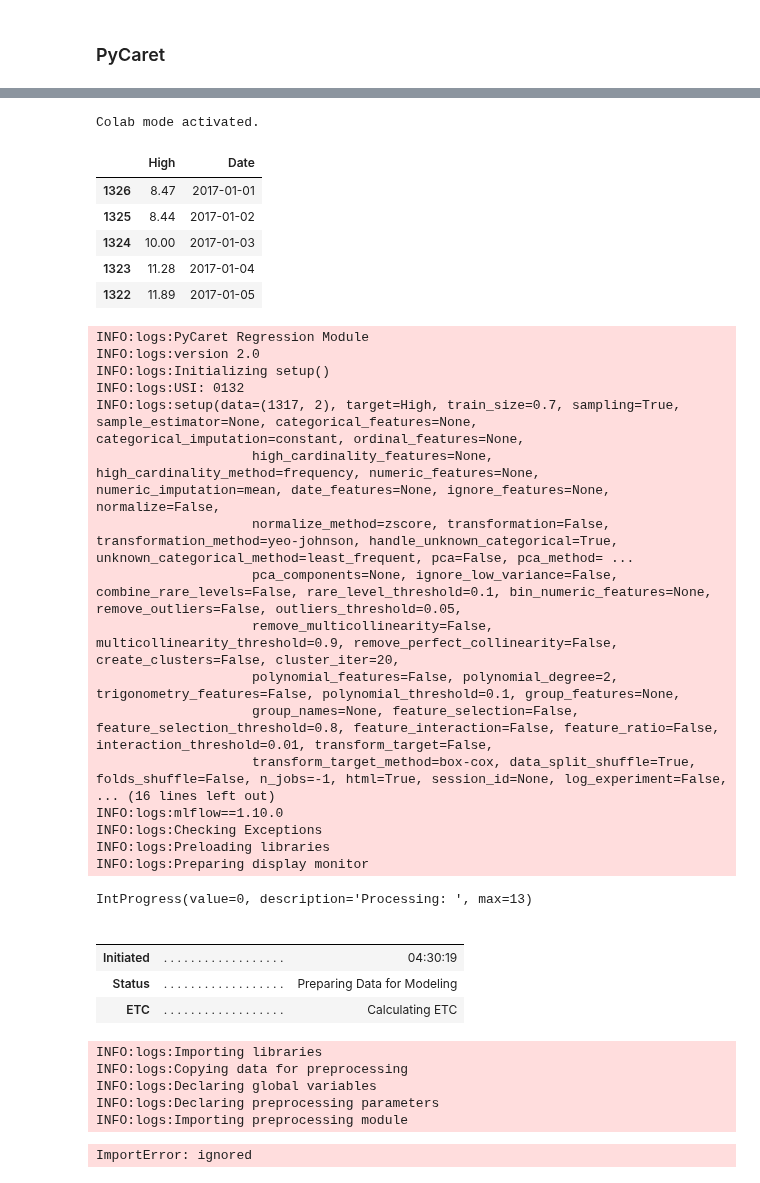
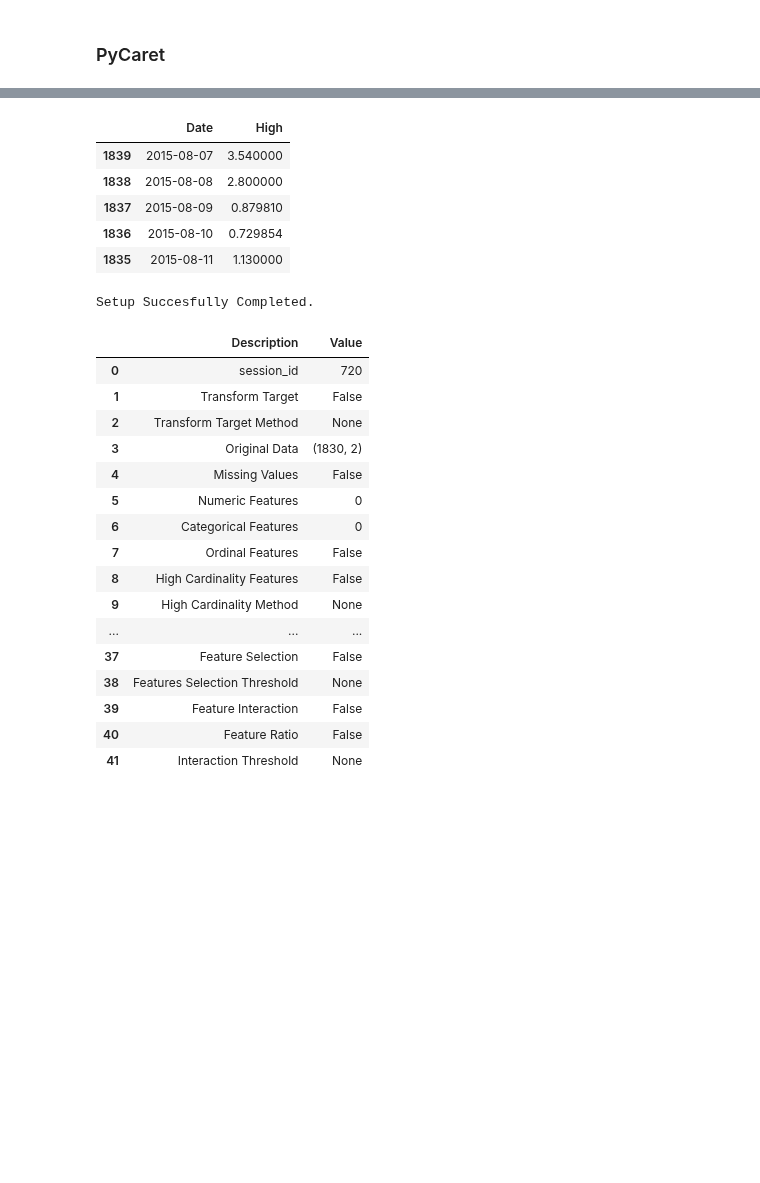
Before and after one commit to juan-ivan-NV/Btc_trading, a Jupyter notebook: Full_extraction_and_forec_version_1_1.ipynb, the cells around one changed output, grey strips where cells are left out. Drawn from its saved outputs; the diff is of its cells as text; code cells hidden in the pictures; blank space fills up the shorter version.

Commit message:
pycaret 3 top models testing

```diff
--- a/Full_extraction_and_forec_version_1_1.ipynb
+++ b/Full_extraction_and_forec_version_1_1.ipynb
@@ -415,49 +391,39 @@ Successfully installed parse-1.16.0
-# %%
-from pycaret.utils import enable_colab
-enable_colab()
-# %% [output]
-Colab mode activated.
 # %%
 from pycaret.regression import *
+# %%
+import pandas as pd
+my_coin = pd.read_csv('my_coin_daily_data.csv')
+my_coin['Date'] = pd.to_datetime(my_coin['Date'])
+# %%
+my_coin_high_py = my_coin[['Date','High']]
 # %%
-my_coin_high_py = (my_coin_high[10:].copy()).iloc[::-1]
+my_coin_high_py = (my_coin_high_py[10:].copy()).iloc[::-1]
 my_coin_high_py.head()
 # %% [output]
-|  | High | Date |
-| 1326 | 8.47 | 2017-01-01 |
-| 1325 | 8.44 | 2017-01-02 |
-| 1324 | 10.00 | 2017-01-03 |
-| 1323 | 11.28 | 2017-01-04 |
-| 1322 | 11.89 | 2017-01-05 |
+|  | Date | High |
+| 1839 | 2015-08-07 | 3.540000 |
+| 1838 | 2015-08-08 | 2.800000 |
+| 1837 | 2015-08-09 | 0.879810 |
+| 1836 | 2015-08-10 | 0.729854 |
+| 1835 | 2015-08-11 | 1.130000 |
 # %%
-exp_reg = setup(my_coin_high_py, target = 'High')
+exp_reg = setup(data = my_coin_high_py, target = 'High')
 # %% [output]
-INFO:logs:PyCaret Regression Module
-INFO:logs:version 2.0
-INFO:logs:Initializing setup()
-INFO:logs:USI: 0132
-INFO:logs:setup(data=(1317, 2), target=High, train_size=0.7, sampling=True, sample_estimator=None, categorical_features=None, categorical_imputation=constant, ordinal_features=None,
-                    high_cardinality_features=None, high_cardinality_method=frequency, numeric_features=None, numeric_imputation=mean, date_features=None, ignore_features=None, normalize=False,
-                    normalize_method=zscore, transformation=False, transformation_method=yeo-johnson, handle_unknown_categorical=True, unknown_categorical_method=least_frequent, pca=False, pca_method= ...
-                    pca_components=None, ignore_low_variance=False, combine_rare_levels=False, rare_level_threshold=0.1, bin_numeric_features=None, remove_outliers=False, outliers_threshold=0.05,
-                    remove_multicollinearity=False, multicollinearity_threshold=0.9, remove_perfect_collinearity=False, create_clusters=False, cluster_iter=20,
-                    polynomial_features=False, polynomial_degree=2, trigonometry_features=False, polynomial_threshold=0.1, group_features=None,
-                    group_names=None, feature_selection=False, feature_selection_threshold=0.8, feature_interaction=False, feature_ratio=False, interaction_threshold=0.01, transform_target=False,
-                    transform_target_method=box-cox, data_split_shuffle=True, folds_shuffle=False, n_jobs=-1, html=True, session_id=None, log_experiment=False,
-... (16 lines left out)
-INFO:logs:mlflow==1.10.0
-INFO:logs:Checking Exceptions
-INFO:logs:Preloading libraries
-INFO:logs:Preparing display monitor
+Setup Succesfully Completed.
-IntProgress(value=0, description='Processing: ', max=13)
-|  |  |  |
-|  |  |  |
-| Initiated | . . . . . . . . . . . . . . . . . . | 04:30:19 |
-| Status | . . . . . . . . . . . . . . . . . . | Preparing Data for Modeling |
-| ETC | . . . . . . . . . . . . . . . . . . | Calculating ETC |
+|  | Description | Value |
+| 0 | session_id | 720 |
+| 1 | Transform Target | False |
+| 2 | Transform Target Method | None |
+| 3 | Original Data | (1830, 2) |
+| 4 | Missing Values | False |
+| 5 | Numeric Features | 0 |
+| 6 | Categorical Features | 0 |
+| 7 | Ordinal Features | False |
+| 8 | High Cardinality Features | False |
+| 9 | High Cardinality Method | None |
+| ... | ... | ... |
+| 37 | Feature Selection | False |
+| 38 | Features Selection Threshold | None |
+| 39 | Feature Interaction | False |
+| 40 | Feature Ratio | False |
+| 41 | Interaction Threshold | None |
-INFO:logs:Importing libraries
-INFO:logs:Copying data for preprocessing
-INFO:logs:Declaring global variables
-INFO:logs:Declaring preprocessing parameters
-INFO:logs:Importing preprocessing module
-ImportError: ignored
```
Also changed, not shown: parts of 17 cells of this notebook.
